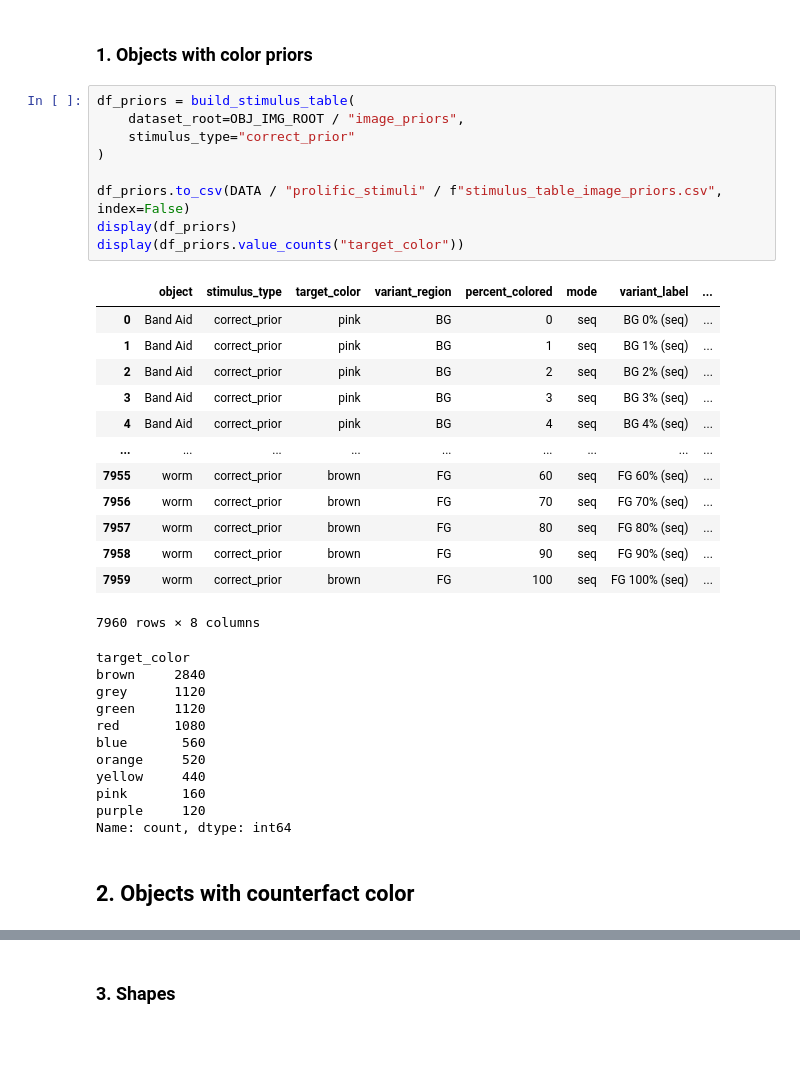
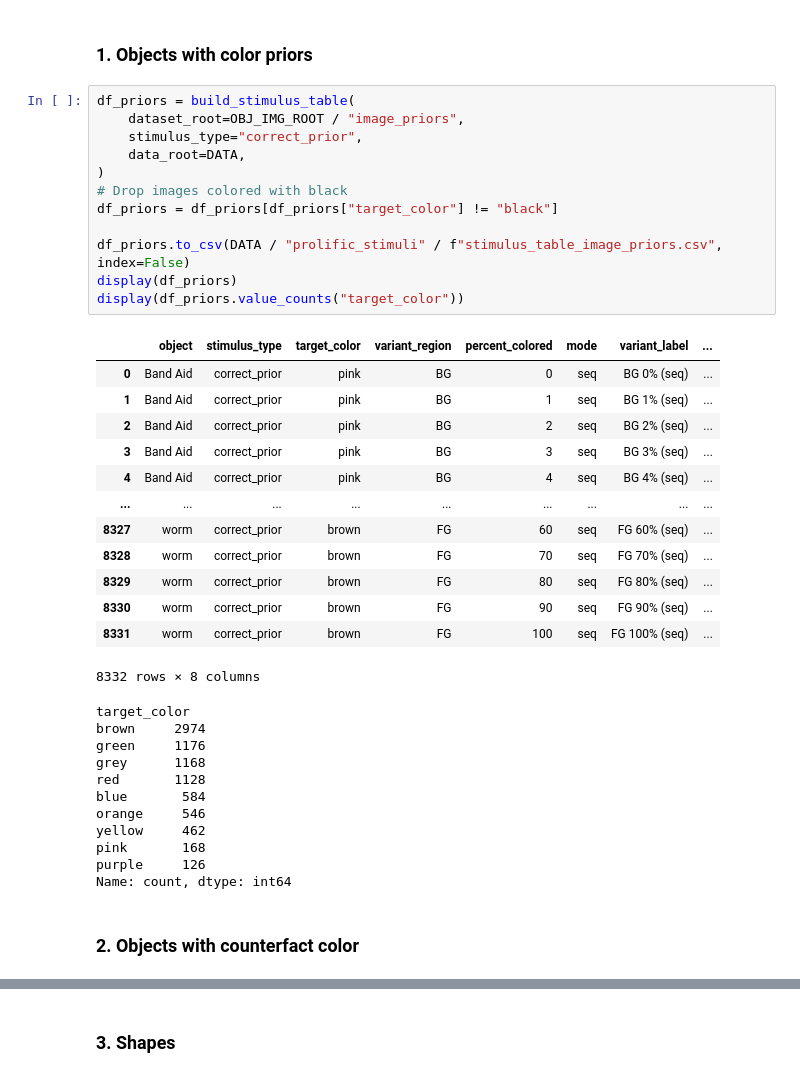
Before and after one commit to jonnemi/color-concept-entanglement, a Jupyter notebook: prolific_study/make_prolific_dataset.ipynb, the cells around one changed output, grey strips where cells are left out. Saved outputs shown, nothing was run; the diff lists cells and outputs as text; blank space fills up the shorter version.

```diff
--- a/prolific_study/make_prolific_dataset.ipynb
+++ b/prolific_study/make_prolific_dataset.ipynb
@@ -17,39 +22,42 @@ OBJ_IMG_ROOT = DATA / "color_images" / "gpt-4o"
 # %%
 df_priors = build_stimulus_table(
     dataset_root=OBJ_IMG_ROOT / "image_priors",
-    stimulus_type="correct_prior"
+    stimulus_type="correct_prior",
+    data_root=DATA,
 )
+# Drop images colored with black
+df_priors = df_priors[df_priors["target_color"] != "black"]
 
 df_priors.to_csv(DATA / "prolific_stimuli" / f"stimulus_table_image_priors.csv", index=False)
 display(df_priors)
 display(df_priors.value_counts("target_color"))
 # %% [output]
 |  | object | stimulus_type | target_color | variant_region | percent_colored | mode | variant_label | ... |
 | 0 | Band Aid | correct_prior | pink | BG | 0 | seq | BG 0% (seq) | ... |
 | 1 | Band Aid | correct_prior | pink | BG | 1 | seq | BG 1% (seq) | ... |
 | 2 | Band Aid | correct_prior | pink | BG | 2 | seq | BG 2% (seq) | ... |
 | 3 | Band Aid | correct_prior | pink | BG | 3 | seq | BG 3% (seq) | ... |
 | 4 | Band Aid | correct_prior | pink | BG | 4 | seq | BG 4% (seq) | ... |
 | ... | ... | ... | ... | ... | ... | ... | ... | ... |
-| 7955 | worm | correct_prior | brown | FG | 60 | seq | FG 60% (seq) | ... |
-| 7956 | worm | correct_prior | brown | FG | 70 | seq | FG 70% (seq) | ... |
-| 7957 | worm | correct_prior | brown | FG | 80 | seq | FG 80% (seq) | ... |
-| 7958 | worm | correct_prior | brown | FG | 90 | seq | FG 90% (seq) | ... |
-| 7959 | worm | correct_prior | brown | FG | 100 | seq | FG 100% (seq) | ... |
+| 8327 | worm | correct_prior | brown | FG | 60 | seq | FG 60% (seq) | ... |
+| 8328 | worm | correct_prior | brown | FG | 70 | seq | FG 70% (seq) | ... |
+| 8329 | worm | correct_prior | brown | FG | 80 | seq | FG 80% (seq) | ... |
+| 8330 | worm | correct_prior | brown | FG | 90 | seq | FG 90% (seq) | ... |
+| 8331 | worm | correct_prior | brown | FG | 100 | seq | FG 100% (seq) | ... |
-7960 rows × 8 columns
+8332 rows × 8 columns
 target_color
-brown     2840
-grey      1120
-green     1120
-red       1080
-blue       560
-orange     520
-yellow     440
-pink       160
-purple     120
+brown     2974
+green     1176
+grey      1168
+red       1128
+blue       584
+orange     546
+yellow     462
+pink       168
+purple     126
 Name: count, dtype: int64
 # %% [markdown]
-## 2. Objects with counterfact color
+### 2. Objects with counterfact color
 # %%
 df_cf = build_stimulus_table(
     dataset_root=OBJ_IMG_ROOT / "counterfact",
```
Also changed, not shown: parts of 6 cells of this notebook, 8 other files.
